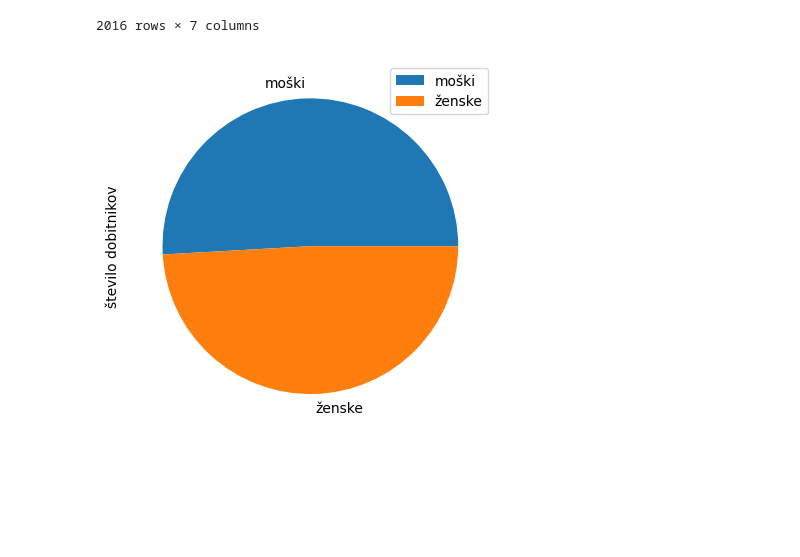
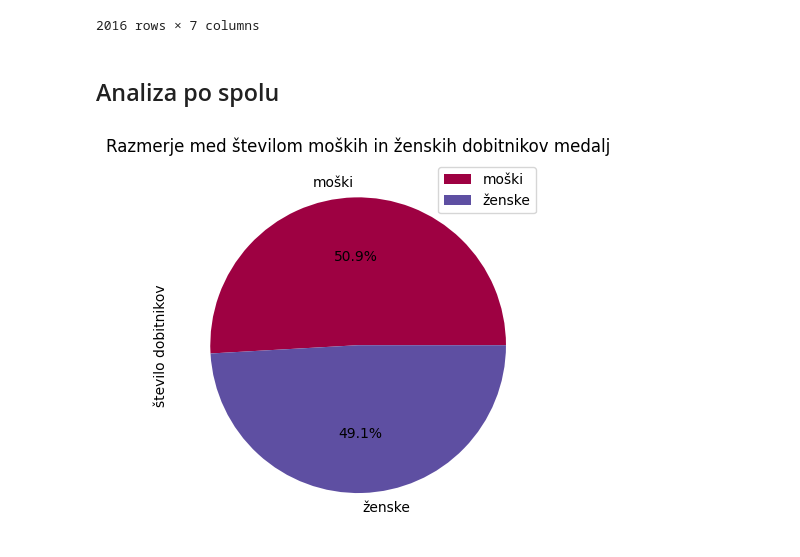
Before and after one commit to gaseva/Dobitniki-medalj-na-olimpijskih-igrah-2024, a Jupyter notebook: analiza.ipynb, the cells around one changed output. Cells and saved outputs as stored; diff of their text form; code cells hidden in the pictures; blank space fills up the shorter version.

Commit message:
dokončana analiza podatkov

```diff
--- a/analiza.ipynb
+++ b/analiza.ipynb
@@ -32,11 +29,14 @@ podatki
 | YUSUPOV Alisher | Uzbekistan | M | Judo | 0 | 0 | 1 | 1 |
 | SAMUKONGA Muzala | Zambia | M | Athletics | 0 | 0 | 1 | 1 |
 2016 rows × 7 columns
+# %% [markdown]
+## Analiza po spolu
 # %%
 zenske = podatki[podatki['spol'] == 'F']
 moski = podatki[podatki['spol'] == 'M']
 razmerje = pd.DataFrame({'število dobitnikov': [len(moski), len(zenske)]},
                   index=['moški', 'ženske'])
-plot = razmerje.plot.pie(y='število dobitnikov', subplots=False)
+plot = razmerje.plot.pie(y='število dobitnikov', title='Razmerje med številom moških in ženskih dobitnikov medalj',
+    colormap='Spectral', autopct='%1.1f%%')
 # %% [output]
-[figure, old version]
+[figure, new version]
```
Also changed, not shown: parts of 25 cells of this notebook.
